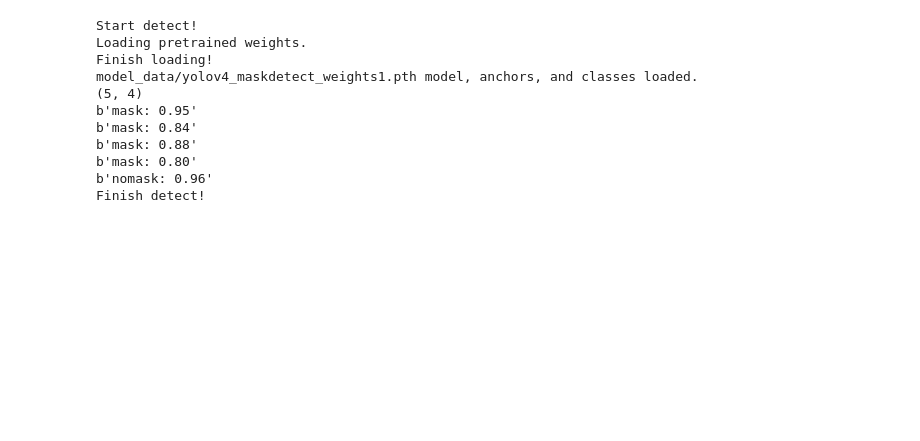
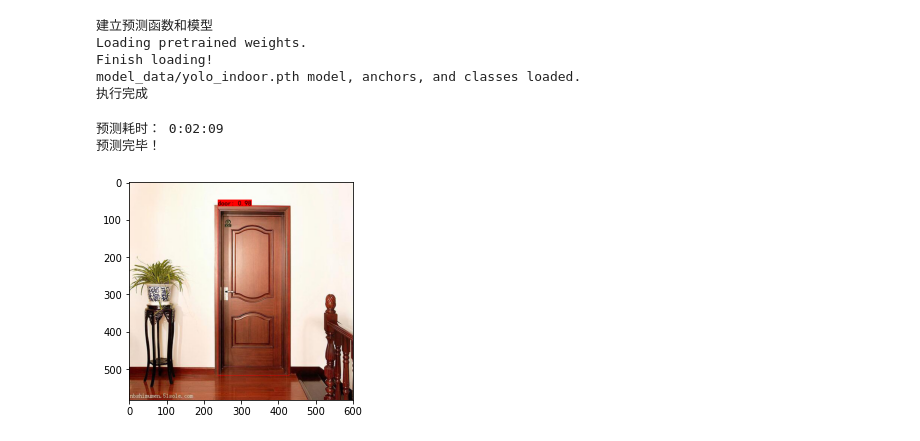
Before and after one commit to qiyuqianxai/YoLoV4-indoor, a Jupyter notebook: predict.ipynb, the cells around one changed output. Drawn from its saved outputs; the diff is of its cells as text; code cells hidden in the pictures; blank space fills up the shorter version.

```diff
--- a/predict.ipynb
+++ b/predict.ipynb
@@ -9,34 +22,35 @@ from matplotlib import pyplot as plt
 #-------------------------------------#
 #       对单张图片进行预测
 #-------------------------------------#
+print("建立预测函数和模型")
+# 建立模型
 yolo = YOLO()
+# 建立识别函数
 def detect_image(image_path):
-    print('Start detect!')
     try:
+        # 打开图片
         image = Image.open(image_path)
     except:
         print('Open Error! Try again!')
         pass
     else:
+        # 利用模型进行识别
         r_image = yolo.detect_image(image)
-        # r_image.show()
+        # 展示结果图片
+        plt.figure()
         plt.imshow(r_image)
-        # r_image.save(image_path.split('.')[0] + '_result.png')
-    print('Finish detect!')
+print("建立完成")
+# %% [output]
+建立预测函数和模型
+Loading pretrained weights.
+Finish loading!
+model_data/yolo_indoor.pth model, anchors, and classes loaded.
+执行完成
-# %%
-detect_image('test/image/door_000.jpg')
-detect_image('test/image/knife_000.jpg')
-detect_image('test/image/phone_000.jpg')
-detect_image('test/image/scissor_000.jpg')
-# %% [output]
-Start detect!
-Loading pretrained weights.
-Finish loading!
-model_data/yolov4_maskdetect_weights1.pth model, anchors, and classes loaded.
-(5, 4)
-b'mask: 0.95'
-b'mask: 0.84'
-b'mask: 0.88'
-b'mask: 0.80'
-b'nomask: 0.96'
-Finish detect!
+# %%
+# 测试图片1
+detect_image('test/image/door_003.jpg')
+print("预测完毕！")
+# %% [output]
+预测耗时： 0:02:09
+预测完毕！
+[figure, added]
```
Also changed, not shown: parts of 4 cells of this notebook, 3 other files.
